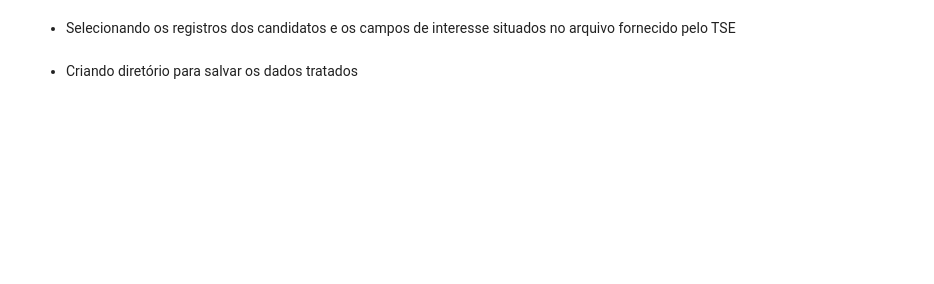
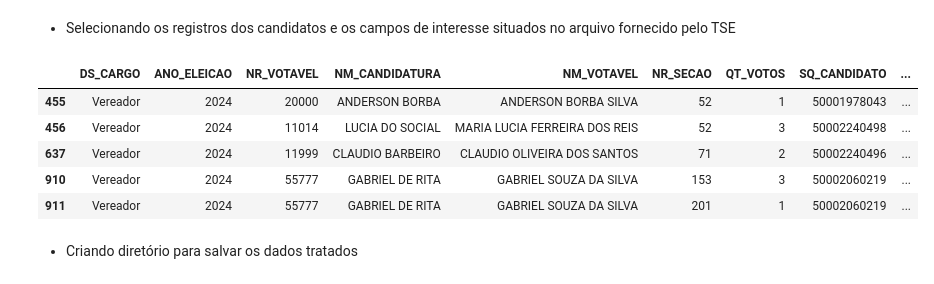
Before and after one commit to imagno/dados_eleitorais, a Jupyter notebook: votacao_secao_2024.ipynb, the cells around one changed output. Cells and saved outputs as stored; diff of their text form; code cells hidden in the pictures; blank space fills up the shorter version.

```diff
--- a/votacao_secao_2024.ipynb
+++ b/votacao_secao_2024.ipynb
@@ -7,5 +7,5 @@ import pandas as pd
 # %% [markdown]
 - Carregando artquivo CSV fornecido pelo TSE com dados eleitorais do estado da Bahia no ano de 2024
 # %%
-df_eleicoes_2024_ba = pd.read_csv('./dados/votacao_secao_2024_BA.csv', sep=';', encoding='latin-1')
+df_eleicoes_2024_ba = pd.read_csv('./dados/votacao_secao_2024_BA.csv', sep=';', encoding='latin1')
 df_eleicoes_2024_ba.head()
@@ -12,5 +20,5 @@ df_eleicoes_2024_ba.head()
 # %% [markdown]
 - Carregando lista anteriormente criada com os nomes completos do candidatos a vereador e a prefeito para o município de Simões Filho no ano de 2024
 # %%
-df_nomes_candidatos = pd.read_csv('./dados/lista_nomes_completos.txt', header=None, sep=';', encoding='utf-8', names=['NM_CAMPANHA','NM_VOTAVEL'])
+df_nomes_candidatos = pd.read_csv('./dados/lista_nomes_completos.txt', header=None, sep=';', encoding='utf-8', names=['NM_CANDIDATURA','NM_VOTAVEL'])
 df_nomes_candidatos.head()
@@ -23,6 +46,6 @@ df_eleicoes_2024_ba.head()
 # %% [markdown]
 - Separando os candidatos de Simões Filho
 # %%
-df_eleicoes_2024_ba = df_eleicoes_2024_ba.dropna(subset=['NM_CAMPANHA'])
+df_eleicoes_2024_ba = df_eleicoes_2024_ba.dropna(subset=['NM_CANDIDATURA'])
 
 df_eleicoes_2024_ba.head()
@@ -29,8 +60,15 @@ df_eleicoes_2024_ba.head()
 # %% [markdown]
 - Selecionando os registros dos candidatos e os campos de interesse situados no arquivo fornecido pelo TSE
 # %%
-df_eleicoes_2024_ba = df_eleicoes_2024_ba[['DS_CARGO', 'NR_VOTAVEL', 'NM_CAMPANHA','NM_VOTAVEL', 'NR_SECAO', 'QT_VOTOS', 'SQ_CANDIDATO', 'NM_LOCAL_VOTACAO', 'DS_LOCAL_VOTACAO_ENDERECO']]
+df_eleicoes_2024_ba = df_eleicoes_2024_ba[['DS_CARGO', 'ANO_ELEICAO','NR_VOTAVEL', 'NM_CANDIDATURA','NM_VOTAVEL', 'NR_SECAO', 'QT_VOTOS', 'SQ_CANDIDATO', 'NM_LOCAL_VOTACAO', 'DS_LOCAL_VOTACAO_ENDERECO']]
 df_eleicoes_2024_ba.head()
+# %% [output]
+|  | DS_CARGO | ANO_ELEICAO | NR_VOTAVEL | NM_CANDIDATURA | NM_VOTAVEL | NR_SECAO | QT_VOTOS | SQ_CANDIDATO | ... |
+| 455 | Vereador | 2024 | 20000 | ANDERSON BORBA | ANDERSON BORBA SILVA | 52 | 1 | 50001978043 | ... |
+| 456 | Vereador | 2024 | 11014 | LUCIA DO SOCIAL | MARIA LUCIA FERREIRA DOS REIS | 52 | 3 | 50002240498 | ... |
+| 637 | Vereador | 2024 | 11999 | CLAUDIO BARBEIRO | CLAUDIO OLIVEIRA DOS SANTOS | 71 | 2 | 50002240496 | ... |
+| 910 | Vereador | 2024 | 55777 | GABRIEL DE RITA | GABRIEL SOUZA DA SILVA | 153 | 3 | 50002060219 | ... |
+| 911 | Vereador | 2024 | 55777 | GABRIEL DE RITA | GABRIEL SOUZA DA SILVA | 201 | 1 | 50002060219 | ... |
 # %% [markdown]
 - Criando diretório para salvar os dados tratados
 # %%
```
Also changed, not shown: parts of 6 cells of this notebook.
